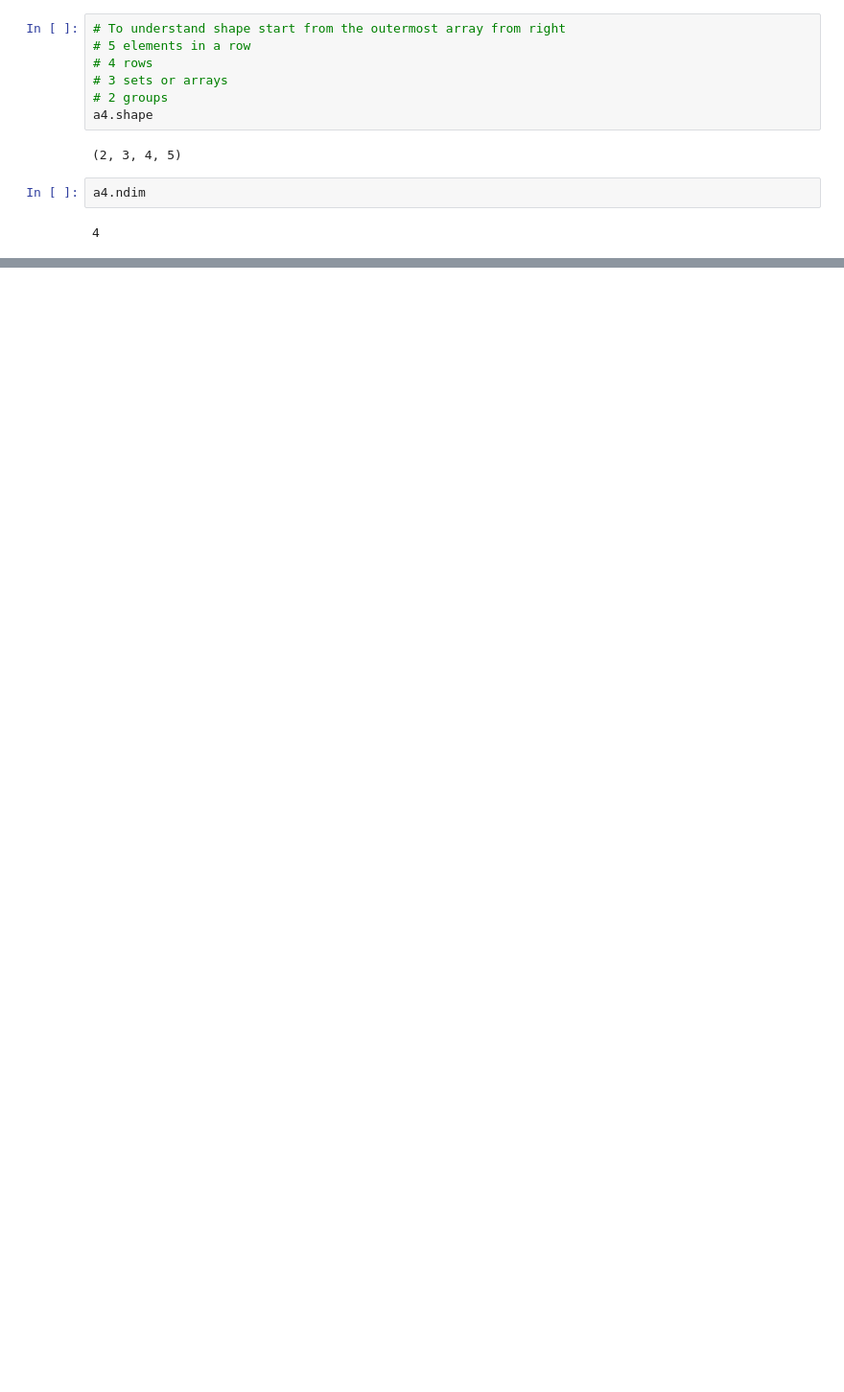
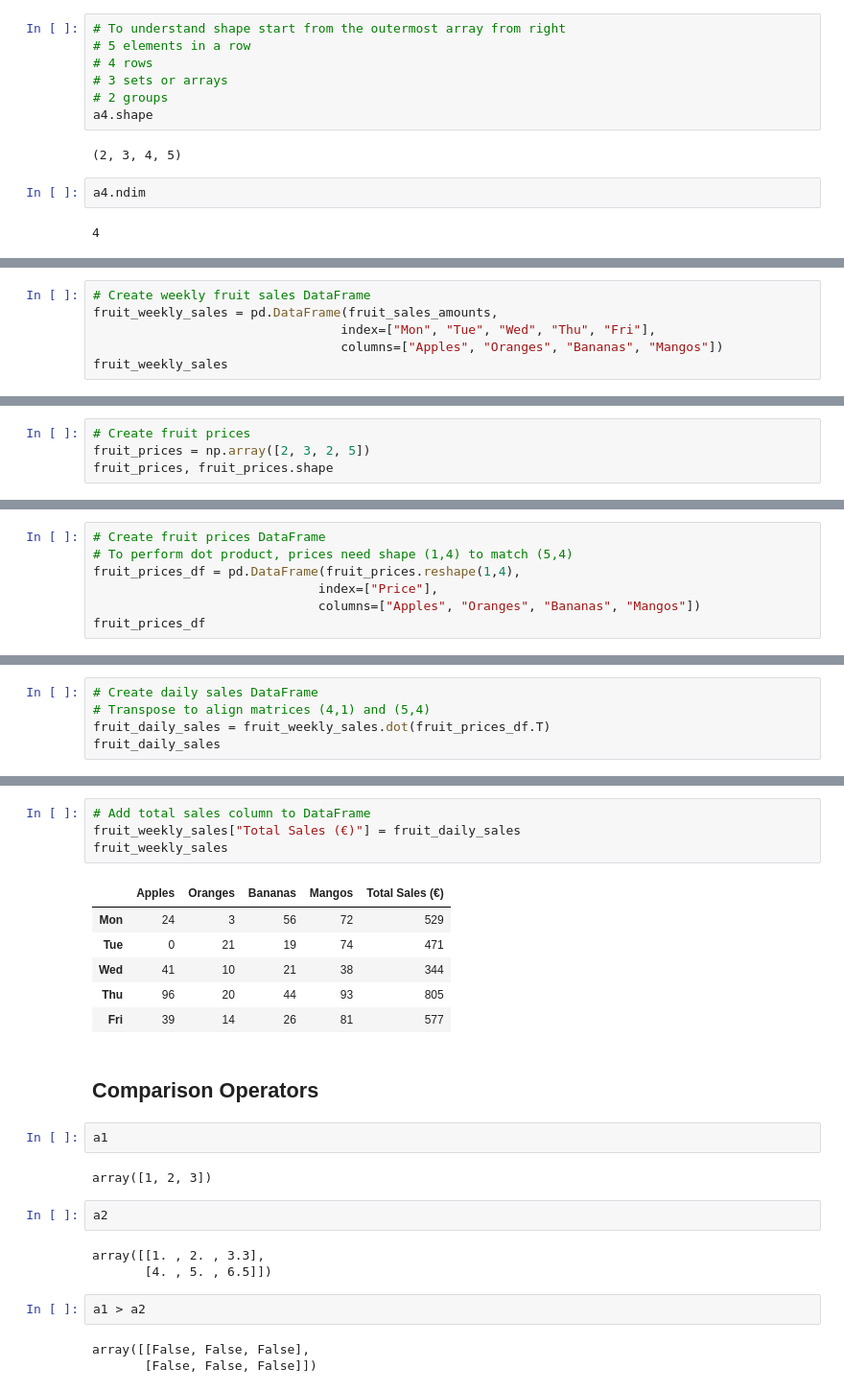
Before and after one commit to tomppk/numpy, a Jupyter notebook: introduction-to-numpy.ipynb, the cells around one changed output, grey strips where cells are left out. Shown: that part at 96% size. Saved outputs shown, nothing was run; the diff lists cells and outputs as text; blank space fills up the shorter version.

```diff
--- a/introduction-to-numpy.ipynb
+++ b/introduction-to-numpy.ipynb
@@ -386,0 +830,6 @@ array([[[[0, 6, 6],
+# %%
+# Create weekly fruit sales DataFrame
+fruit_weekly_sales = pd.DataFrame(fruit_sales_amounts,
+                                 index=["Mon", "Tue", "Wed", "Thu", "Fri"],
+                                 columns=["Apples", "Oranges", "Bananas", "Mangos"])
+fruit_weekly_sales
@@ -386,0 +843,4 @@ array([[[[0, 6, 6],
+# %%
+# Create fruit prices
+fruit_prices = np.array([2, 3, 2, 5])
+fruit_prices, fruit_prices.shape
@@ -386,0 +849,7 @@ array([[[[0, 6, 6],
+# %%
+# Create fruit prices DataFrame
+# To perform dot product, prices need shape (1,4) to match (5,4)
+fruit_prices_df = pd.DataFrame(fruit_prices.reshape(1,4),
+                              index=["Price"],
+                              columns=["Apples", "Oranges", "Bananas", "Mangos"])
+fruit_prices_df
@@ -386,0 +865,5 @@ array([[[[0, 6, 6],
+# %%
+# Create daily sales DataFrame
+# Transpose to align matrices (4,1) and (5,4)
+fruit_daily_sales = fruit_weekly_sales.dot(fruit_prices_df.T)
+fruit_daily_sales
@@ -386,0 +877,27 @@ array([[[[0, 6, 6],
+# %%
+# Add total sales column to DataFrame
+fruit_weekly_sales["Total Sales (€)"] = fruit_daily_sales
+fruit_weekly_sales
+# %% [output]
+|  | Apples | Oranges | Bananas | Mangos | Total Sales (€) |
+| Mon | 24 | 3 | 56 | 72 | 529 |
+| Tue | 0 | 21 | 19 | 74 | 471 |
+| Wed | 41 | 10 | 21 | 38 | 344 |
+| Thu | 96 | 20 | 44 | 93 | 805 |
+| Fri | 39 | 14 | 26 | 81 | 577 |
+# %% [markdown]
+## Comparison Operators
+# %%
+a1
+# %% [output]
+array([1, 2, 3])
+# %%
+a2
+# %% [output]
+array([[1. , 2. , 3.3],
+       [4. , 5. , 6.5]])
+# %%
+a1 > a2
+# %% [output]
+array([[False, False, False],
+       [False, False, False]])
```
Also changed, not shown: parts of 124 cells of this notebook, 3 other files.
